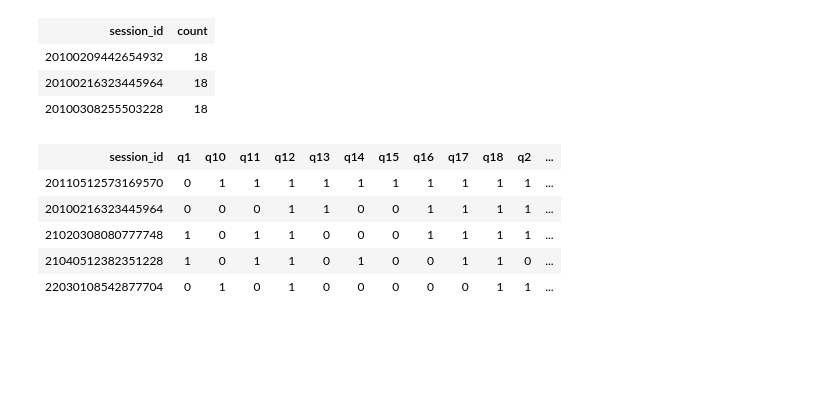
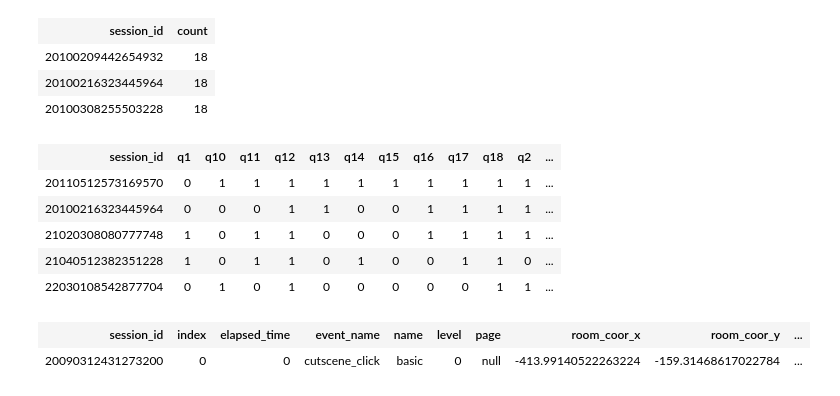
Before and after one commit to notPlancha/pbd, a Jupyter notebook: 2-cleanup_e_features.ipynb, the cells around one changed output. Cells and saved outputs as stored; diff of their text form; code cells hidden in the pictures; blank space fills up the shorter version.

```diff
--- a/2-cleanup_e_features.ipynb
+++ b/2-cleanup_e_features.ipynb
@@ -43,4 +81,9 @@ pivoted.limit(5)
 | 21020308080777748 | 1 | 0 | 1 | 1 | 0 | 0 | 0 | 1 | 1 | 1 | 1 | ... |
 | 21040512382351228 | 1 | 0 | 1 | 1 | 0 | 1 | 0 | 0 | 1 | 1 | 0 | ... |
 | 22030108542877704 | 0 | 1 | 0 | 1 | 0 | 0 | 0 | 0 | 0 | 1 | 1 | ... |
+# %%
+cleaned_up.limit(1) #TODO remove
+# %% [output]
+| session_id | index | elapsed_time | event_name | name | level | page | room_coor_x | room_coor_y | ... |
+| 20090312431273200 | 0 | 0 | cutscene_click | basic | 0 | null | -413.99140522263224 | -159.31468617022784 | ... |
 # %%
```
Also changed, not shown: parts of 13 cells of this notebook, 1 other file.
